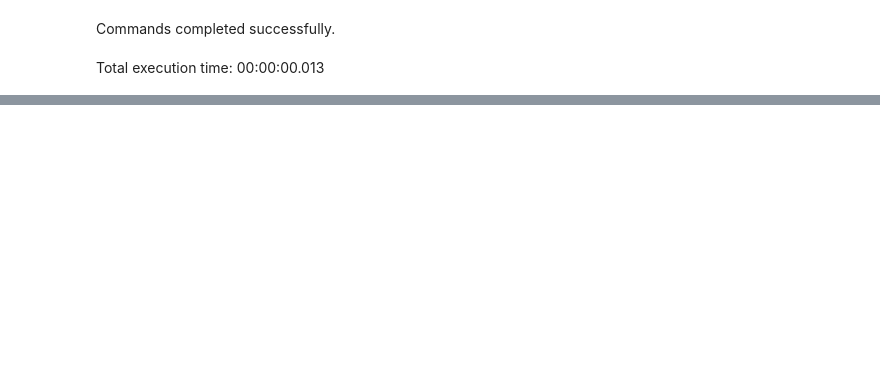
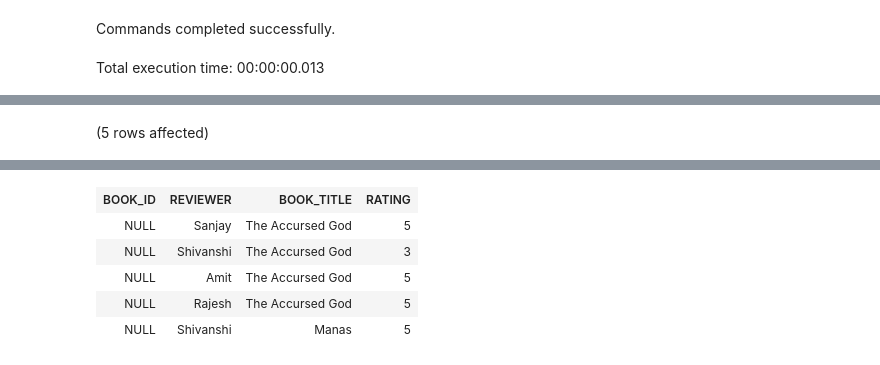
Before and after one commit to vivekduttamishra/202407-g7cr-sqlserver, a Jupyter notebook: books_reviews_02.ipynb, the cells around one changed output, grey strips where cells are left out. Drawn from its saved outputs; the diff is of its cells as text; code cells hidden in the pictures; blank space fills up the shorter version.

```diff
--- a/books_reviews_02.ipynb
+++ b/books_reviews_02.ipynb
@@ -347,0 +455,11 @@ Total execution time: 00:00:00.012
+# %%
+SELECT
+    TOP 5
+    BOOK_ID,
+    REVIEWER,
+    BOOK_TITLE,
+    RATING
+FROM
+    REVIEWS
+# %% [output]
+(5 rows affected)
@@ -347,0 +467,6 @@ Total execution time: 00:00:00.012
+| BOOK_ID | REVIEWER | BOOK_TITLE | RATING |
+| NULL | Sanjay | The Accursed God | 5 |
+| NULL | Shivanshi | The Accursed God | 3 |
+| NULL | Amit | The Accursed God | 5 |
+| NULL | Rajesh | The Accursed God | 5 |
+| NULL | Shivanshi | Manas | 5 |
```
Also changed, not shown: parts of 43 cells of this notebook, 3 other files.
